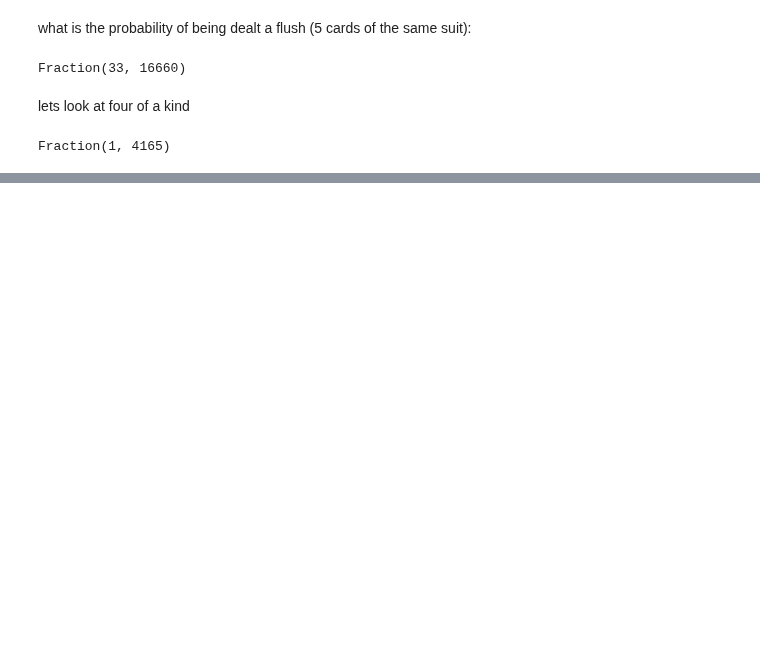
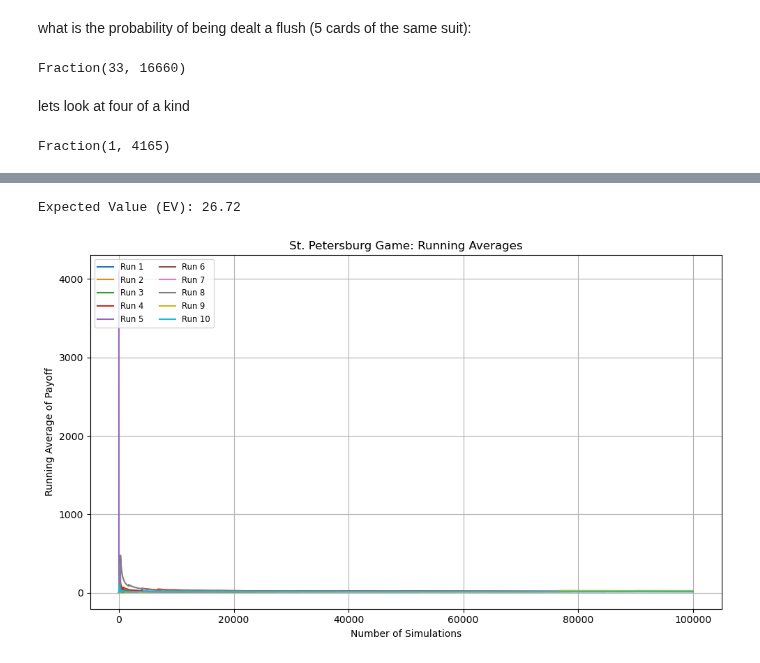
Before and after one commit to keithmmc/appliedstats, a Jupyter notebook: moreprobabilty.ipynb, the cells around one changed output, grey strips where cells are left out. Cells and saved outputs as stored; diff of their text form; code cells hidden in the pictures; blank space fills up the shorter version.

```diff
--- a/moreprobabilty.ipynb
+++ b/moreprobabilty.ipynb
@@ -107,0 +379,55 @@ Fraction(1, 4165)
+# %%
+def EV(dist):
+    return sum(x * p for x, p in dist.items())
+
+# Expected Utility (EU)
+def EU(dist, util):
+    return sum(util(x) * p for x, p in dist.items())
+
+
+
+# Set seed and run simulation
+random.seed(123456)
+results = ProbDist(Counter(simulate_st_pete() for _ in range(100000)))
+
+# Calculate expected value and expected utility
+print(f"Expected Value (EV): {EV(results):.2f}")
+# %% [output]
+Expected Value (EV): 26.72
+# %%
+
+import matplotlib.pyplot as plt
+
+# Already defined elsewhere:
+# simulate_st_pete
+# running_averages
+
+def running_averages(iterable):
+    "For each element in the iterable, yield the mean of all elements seen so far."
+    total, n = 0, 0
+    for x in iterable:
+        total, n = total + x, n + 1
+        yield total / n
+
+def plot_running_averages(fn, n, label=None):
+    "Plot the running average of calling the function n times."
+    data = list(running_averages(fn() for _ in range(n)))
+    plt.plot(data, label=label)
+
+# Set a reproducible seed
+random.seed(12345)
+
+# Plot multiple runs
+plt.figure(figsize=(10, 6))
+for i in range(10):
+    plot_running_averages(simulate_st_pete, 100000, label=f'Run {i+1}')
+
+plt.xlabel('Number of Simulations')
+plt.ylabel('Running Average of Payoff')
+plt.title('St. Petersburg Game: Running Averages')
+plt.legend(loc='upper left', fontsize='small', ncol=2)
+plt.grid(True)
+plt.tight_layout()
+plt.show()
+# %% [output]
+[figure, added]
```
Also changed, not shown: parts of 39 cells of this notebook.
